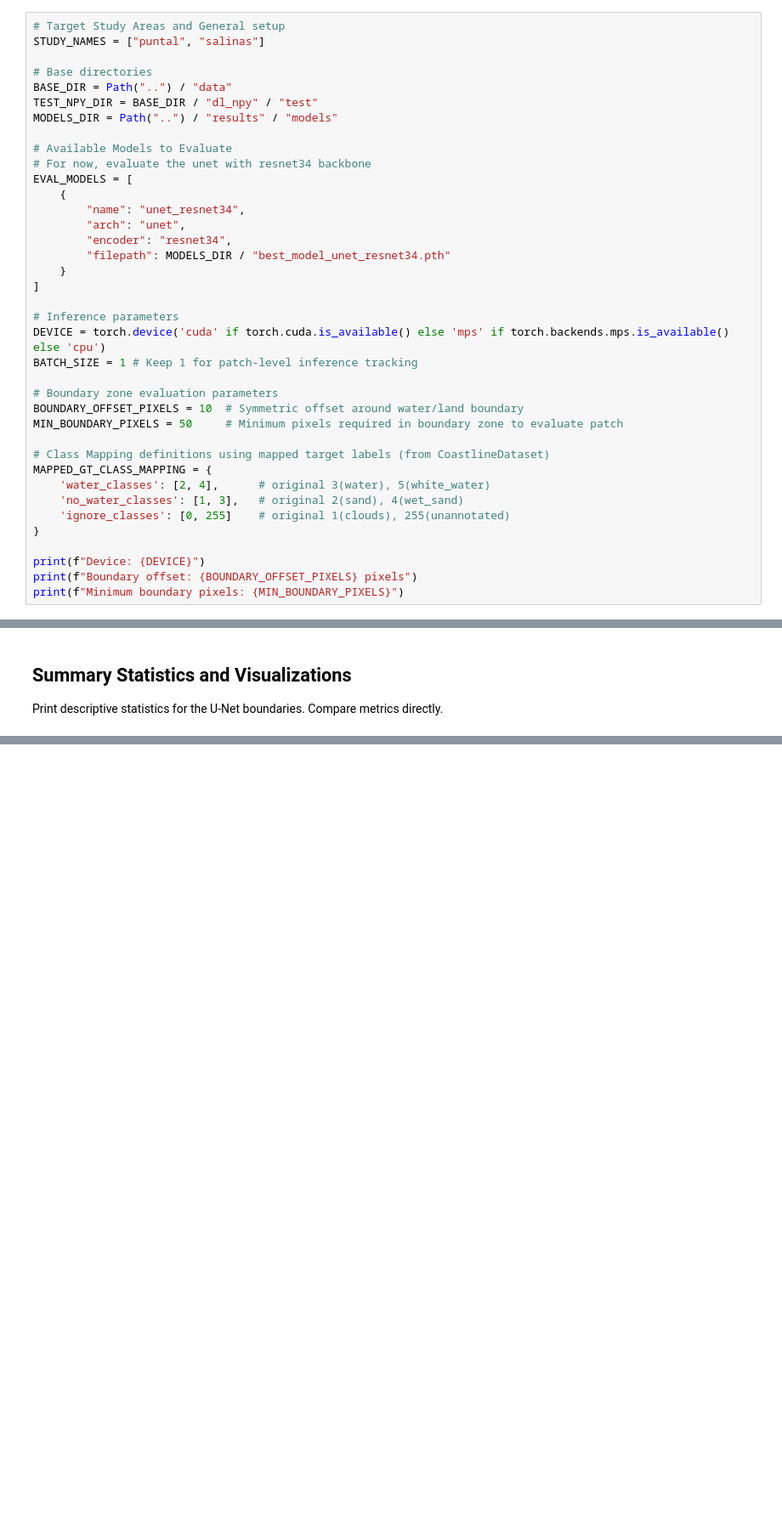
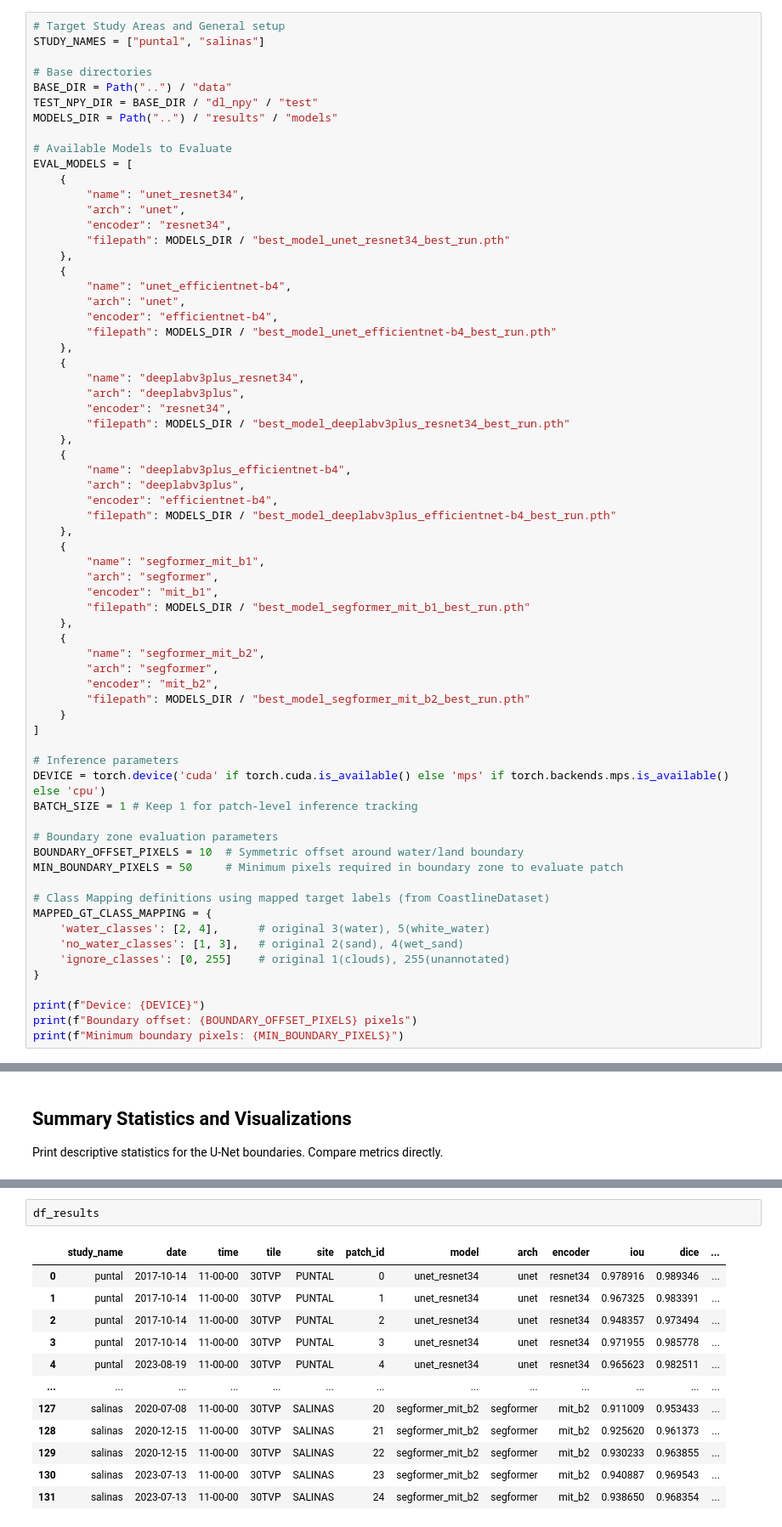
Before and after one commit to AlbertGallegoJimenez/sentinel2-coastline-benchmarking, a Jupyter notebook: notebooks/evaluate_dl_binary.ipynb, the cells around one changed output, grey strips where cells are left out. Shown at 85% size. Saved outputs shown, nothing was run; the diff lists cells and outputs as text; blank space fills up the shorter version.

```diff
--- a/notebooks/evaluate_dl_binary.ipynb
+++ b/notebooks/evaluate_dl_binary.ipynb
@@ -60,13 +62,42 @@ TEST_NPY_DIR = BASE_DIR / "dl_npy" / "test"
 MODELS_DIR = Path("..") / "results" / "models"
 
 # Available Models to Evaluate
-# For now, evaluate the unet with resnet34 backbone
 EVAL_MODELS = [
     {
         "name": "unet_resnet34",
         "arch": "unet",
         "encoder": "resnet34",
-        "filepath": MODELS_DIR / "best_model_unet_resnet34.pth"
+        "filepath": MODELS_DIR / "best_model_unet_resnet34_best_run.pth"
+    },
+    {
+        "name": "unet_efficientnet-b4",
+        "arch": "unet",
+        "encoder": "efficientnet-b4",
+        "filepath": MODELS_DIR / "best_model_unet_efficientnet-b4_best_run.pth"
+    },
+    {
+        "name": "deeplabv3plus_resnet34",
+        "arch": "deeplabv3plus",
+        "encoder": "resnet34",
+        "filepath": MODELS_DIR / "best_model_deeplabv3plus_resnet34_best_run.pth"
+    },
+    {
+        "name": "deeplabv3plus_efficientnet-b4",
+        "arch": "deeplabv3plus",
+        "encoder": "efficientnet-b4",
+        "filepath": MODELS_DIR / "best_model_deeplabv3plus_efficientnet-b4_best_run.pth"
+    },
+    {
+        "name": "segformer_mit_b1",
+        "arch": "segformer",
+        "encoder": "mit_b1",
+        "filepath": MODELS_DIR / "best_model_segformer_mit_b1_best_run.pth"
+    },
+    {
+        "name": "segformer_mit_b2",
+        "arch": "segformer",
+        "encoder": "mit_b2",
+        "filepath": MODELS_DIR / "best_model_segformer_mit_b2_best_run.pth"
     }
 ]
 
@@ -208,0 +378,15 @@ Print descriptive statistics for the U-Net boundaries. Compare metrics directly.
+# %%
+df_results
+# %% [output]
+|  | study_name | date | time | tile | site | patch_id | model | arch | encoder | iou | dice | ... |
+| 0 | puntal | 2017-10-14 | 11-00-00 | 30TVP | PUNTAL | 0 | unet_resnet34 | unet | resnet34 | 0.978916 | 0.989346 | ... |
+| 1 | puntal | 2017-10-14 | 11-00-00 | 30TVP | PUNTAL | 1 | unet_resnet34 | unet | resnet34 | 0.967325 | 0.983391 | ... |
+| 2 | puntal | 2017-10-14 | 11-00-00 | 30TVP | PUNTAL | 2 | unet_resnet34 | unet | resnet34 | 0.948357 | 0.973494 | ... |
+| 3 | puntal | 2017-10-14 | 11-00-00 | 30TVP | PUNTAL | 3 | unet_resnet34 | unet | resnet34 | 0.971955 | 0.985778 | ... |
+| 4 | puntal | 2023-08-19 | 11-00-00 | 30TVP | PUNTAL | 4 | unet_resnet34 | unet | resnet34 | 0.965623 | 0.982511 | ... |
+| ... | ... | ... | ... | ... | ... | ... | ... | ... | ... | ... | ... | ... |
+| 127 | salinas | 2020-07-08 | 11-00-00 | 30TVP | SALINAS | 20 | segformer_mit_b2 | segformer | mit_b2 | 0.911009 | 0.953433 | ... |
+| 128 | salinas | 2020-12-15 | 11-00-00 | 30TVP | SALINAS | 21 | segformer_mit_b2 | segformer | mit_b2 | 0.925620 | 0.961373 | ... |
+| 129 | salinas | 2020-12-15 | 11-00-00 | 30TVP | SALINAS | 22 | segformer_mit_b2 | segformer | mit_b2 | 0.930233 | 0.963855 | ... |
+| 130 | salinas | 2023-07-13 | 11-00-00 | 30TVP | SALINAS | 23 | segformer_mit_b2 | segformer | mit_b2 | 0.940887 | 0.969543 | ... |
+| 131 | salinas | 2023-07-13 | 11-00-00 | 30TVP | SALINAS | 24 | segformer_mit_b2 | segformer | mit_b2 | 0.938650 | 0.968354 | ... |
```
Also changed, not shown: parts of 12 cells of this notebook.
